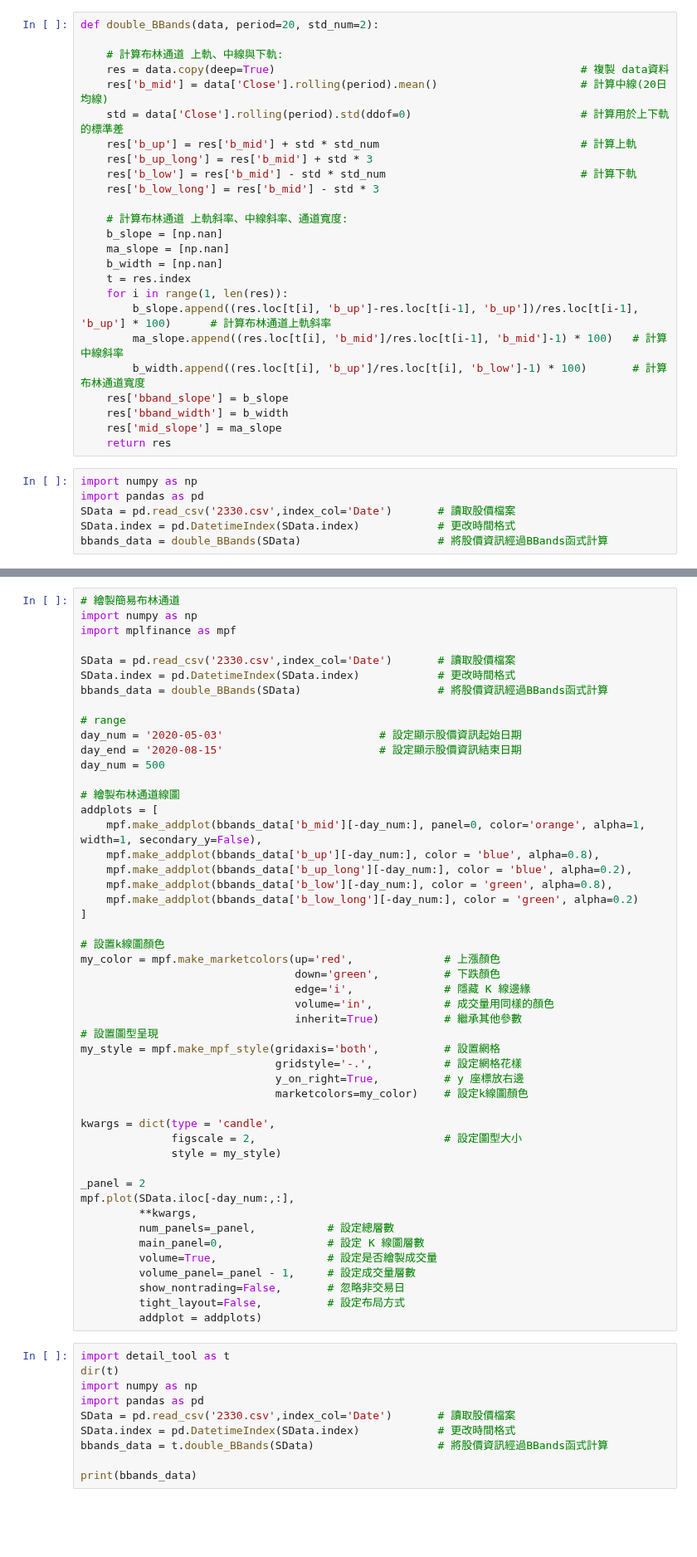
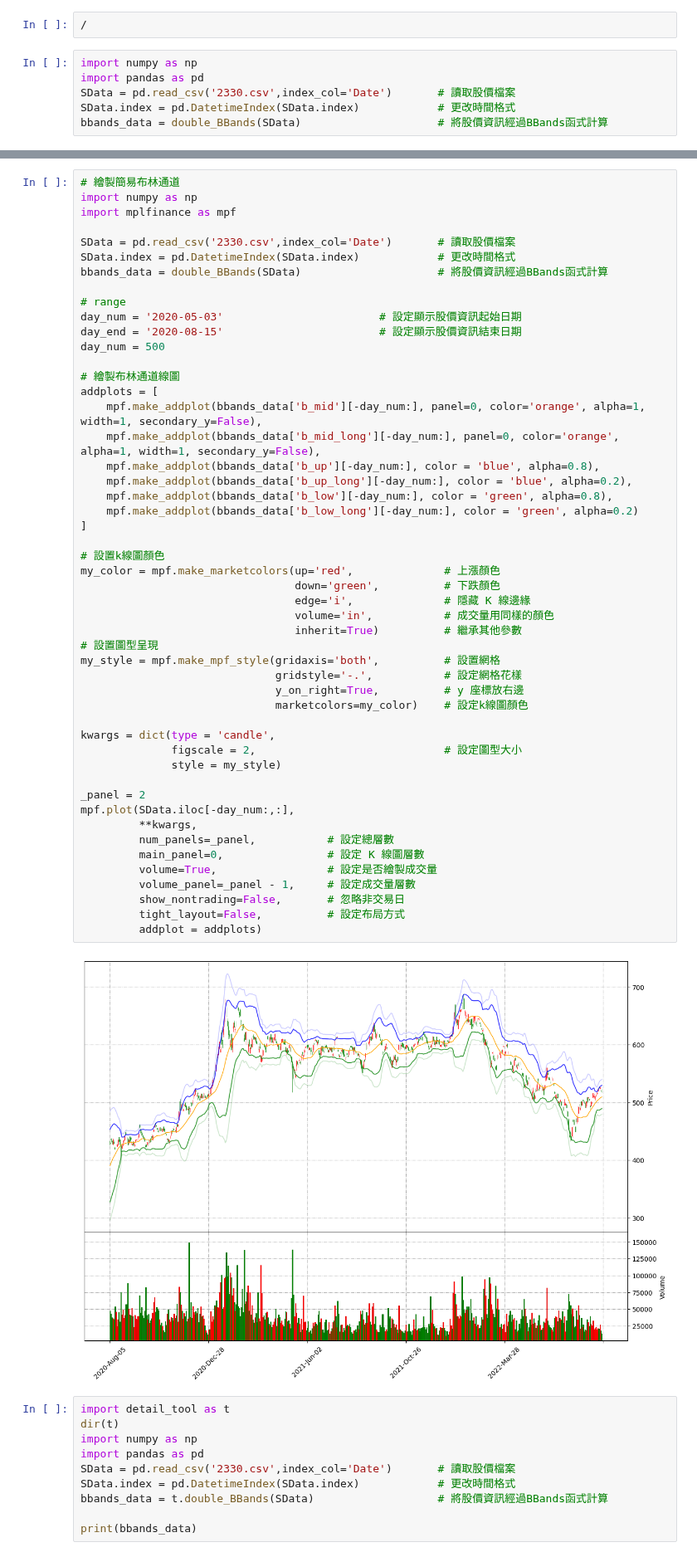
Before and after one commit to oscar50513/stock_project, a Jupyter notebook: Double_BBands.ipynb, the cells around one changed output, grey strips where cells are left out. Shown at 83% size. Saved outputs shown, nothing was run; the diff lists cells and outputs as text; blank space fills up the shorter version.

```diff
--- a/Double_BBands.ipynb
+++ b/Double_BBands.ipynb
@@ -68,28 +71,5 @@ mpf.plot(SData.iloc[-day_num:,:],
 # %%
-def double_BBands(data, period=20, std_num=2):
-
-    # 計算布林通道 上軌、中線與下軌:
-    res = data.copy(deep=True)                                               # 複製 data資料
-    res['b_mid'] = data['Close'].rolling(period).mean()                      # 計算中線(20日均線)
-    std = data['Close'].rolling(period).std(ddof=0)                          # 計算用於上下軌的標準差
-    res['b_up'] = res['b_mid'] + std * std_num                               # 計算上軌
-    res['b_up_long'] = res['b_mid'] + std * 3
-    res['b_low'] = res['b_mid'] - std * std_num                              # 計算下軌
-    res['b_low_long'] = res['b_mid'] - std * 3
-
-    # 計算布林通道 上軌斜率、中線斜率、通道寬度:
-    b_slope = [np.nan]
-    ma_slope = [np.nan]
-    b_width = [np.nan]
-    t = res.index
-    for i in range(1, len(res)):
-        b_slope.append((res.loc[t[i], 'b_up']-res.loc[t[i-1], 'b_up'])/res.loc[t[i-1], 'b_up'] * 100)      # 計算布林通道上軌斜率
-        ma_slope.append((res.loc[t[i], 'b_mid']/res.loc[t[i-1], 'b_mid']-1) * 100)   # 計算中線斜率
-        b_width.append((res.loc[t[i], 'b_up']/res.loc[t[i], 'b_low']-1) * 100)       # 計算布林通道寬度
-    res['bband_slope'] = b_slope
-    res['bband_width'] = b_width
-    res['mid_slope'] = ma_slope
-    return res
+/
 # %%
 import numpy as np
 import pandas as pd
@@ -115,38 +99,41 @@ day_num = 500
 # 繪製布林通道線圖
 addplots = [
     mpf.make_addplot(bbands_data['b_mid'][-day_num:], panel=0, color='orange', alpha=1, width=1, secondary_y=False),
+    mpf.make_addplot(bbands_data['b_mid_long'][-day_num:], panel=0, color='orange', alpha=1, width=1, secondary_y=False),
     mpf.make_addplot(bbands_data['b_up'][-day_num:], color = 'blue', alpha=0.8),
     mpf.make_addplot(bbands_data['b_up_long'][-day_num:], color = 'blue', alpha=0.2),
     mpf.make_addplot(bbands_data['b_low'][-day_num:], color = 'green', alpha=0.8),
     mpf.make_addplot(bbands_data['b_low_long'][-day_num:], color = 'green', alpha=0.2)
 ]
 
 # 設置k線圖顏色
 my_color = mpf.make_marketcolors(up='red',              # 上漲顏色
                                  down='green',          # 下跌顏色
                                  edge='i',              # 隱藏 K 線邊緣
                                  volume='in',           # 成交量用同樣的顏色
                                  inherit=True)          # 繼承其他參數
 # 設置圖型呈現
 my_style = mpf.make_mpf_style(gridaxis='both',          # 設置網格
                               gridstyle='-.',           # 設定網格花樣
                               y_on_right=True,          # y 座標放右邊
                               marketcolors=my_color)    # 設定k線圖顏色
 
 kwargs = dict(type = 'candle',
               figscale = 2,                             # 設定圖型大小
               style = my_style)
 
 _panel = 2
 mpf.plot(SData.iloc[-day_num:,:],
          **kwargs,
          num_panels=_panel,           # 設定總層數
          main_panel=0,                # 設定 K 線圖層數
          volume=True,                 # 設定是否繪製成交量
          volume_panel=_panel - 1,     # 設定成交量層數
          show_nontrading=False,       # 忽略非交易日
          tight_layout=False,          # 設定布局方式
          addplot = addplots)
+# %% [output]
+[figure, added]
 # %%
 import detail_tool as t
 dir(t)
```
Also changed, not shown: parts of 2 cells of this notebook, 2 other files.
